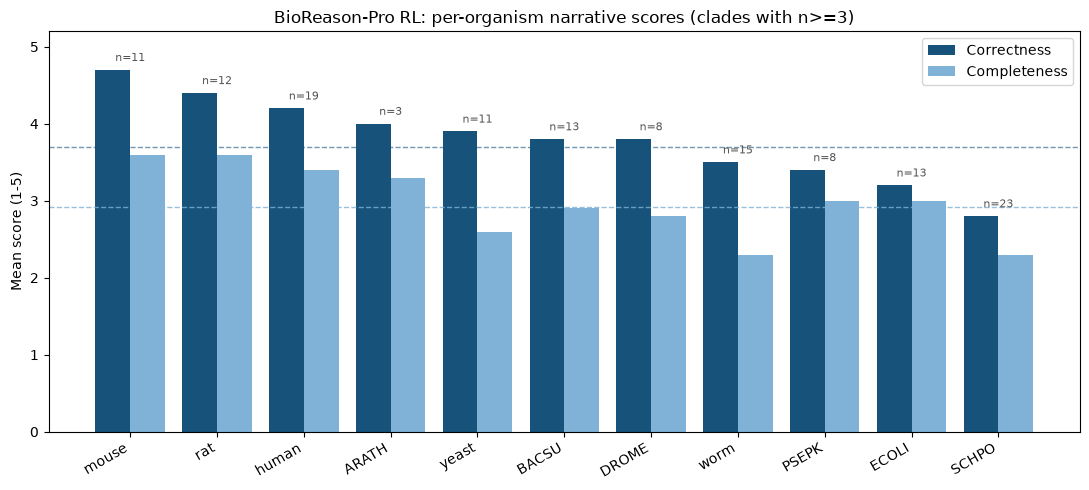
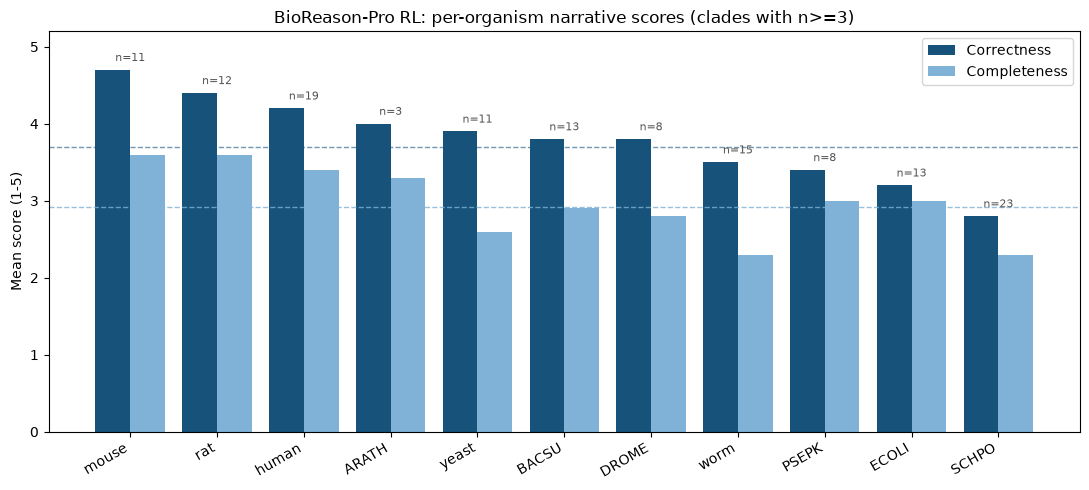
Code edit (unified diff) that turned the first committed figure into the second:
--- before
+++ after
@@ -10,13 +10,10 @@
     ax.text(i, max(row.correctness, row.completeness) + 0.08, f"n={int(row.n)}",
             ha="center", va="bottom", fontsize=8, color="#555")
-ax.set_xticks(list(x))
-ax.set_xticklabels(fig_df.index, rotation=30, ha="right")
-ax.set_ylim(0, 5.2)
-ax.set_ylabel("Mean score (1-5)")
+ax.set_xticks(list(x)); ax.set_xticklabels(fig_df.index, rotation=30, ha="right")
+ax.set_ylim(0, 5.2); ax.set_ylabel("Mean score (1-5)")
 ax.set_title("BioReason-Pro RL: per-organism narrative scores (clades with n>=3)")
 ax.legend(loc="upper right")
 fig.tight_layout()
-outdir = Path("figures")
-outdir.mkdir(exist_ok=True)
+outdir = Path("figures"); outdir.mkdir(exist_ok=True)
 fig.savefig(outdir / "per_organism_scores.repro.png", dpi=120)
 print("saved", outdir / "per_organism_scores.repro.png")

Commit: [codex] Revise BioReason benchmark paper (#1516)